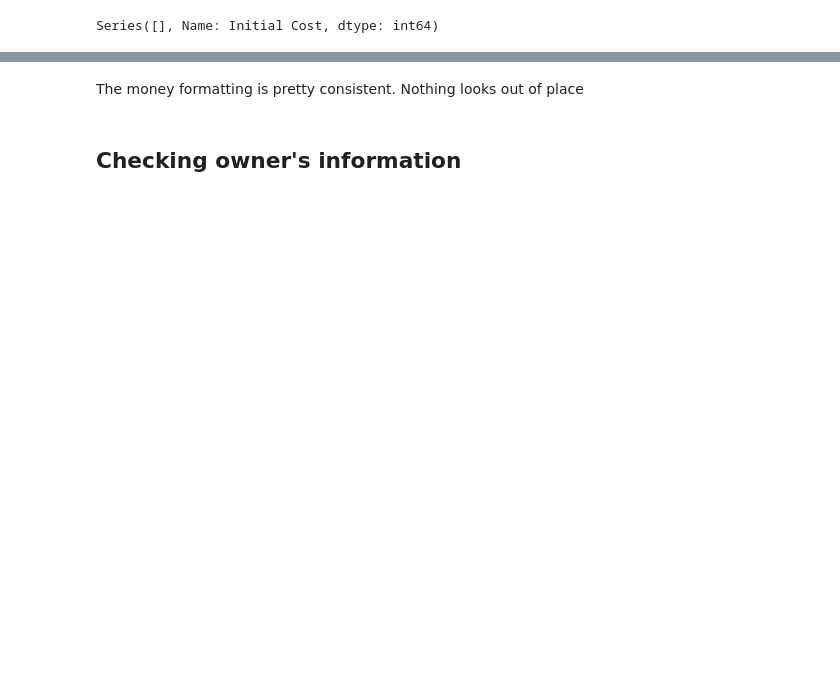
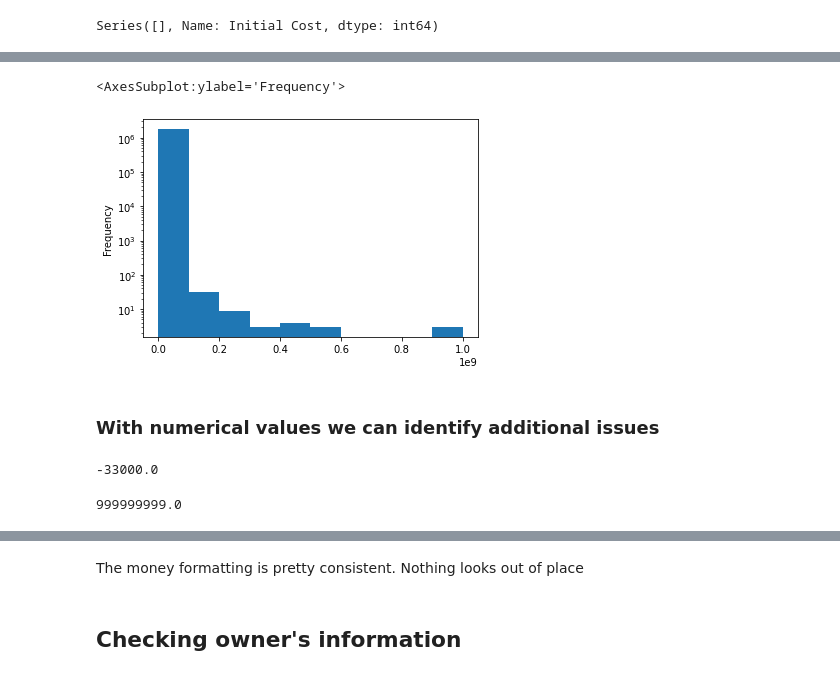
Before and after one commit to darkcb109/DOB-Job-Application-Cleaning, a Jupyter notebook: DOB_Job_Cleaning.ipynb, the cells around one changed output, grey strips where cells are left out. Saved outputs shown, nothing was run; the diff lists cells and outputs as text; code cells hidden in the pictures; blank space fills up the shorter version.

```diff
--- a/DOB_Job_Cleaning.ipynb
+++ b/DOB_Job_Cleaning.ipynb
@@ -454,13 +524,2 @@ Name: eFiling Filed, dtype: int64
 # %%
-show_vals('Plumbing')
-show_vals('Mechanical')
-show_vals('Boiler')
-show_vals('Fuel Burning')
-show_vals('Fuel Storage')
-show_vals('Standpipe')
-show_vals('Sprinkler')
-show_vals('Fire Alarm')
-show_vals('Equipment')
-show_vals('Fire Suppression')
-show_vals('Curb Cut')
-show_vals('Other')
+df.loc[~df['eFiling Filed'].isin(['Y', 'N']), 'eFiling Filed'] = 'N'
@@ -499,3 +622,6 @@ SOLAR TAX           33572
 GEN.CONSTRUCTN.     26544
 FACADE              22633
 Name: Other Description, dtype: int64
+# %%
+df['Other Description'].fillna('', inplace=True)
+df['Other Description'] = df['Other Description'].str.upper()
@@ -633,0 +880,17 @@ Series([], Name: Initial Cost, dtype: int64)
+# %%
+df["Initial Cost"].plot(kind='hist', log=True)
+# %% [output]
+<AxesSubplot:ylabel='Frequency'>
+[figure, added]
+# %% [markdown]
+### With numerical values we can identify additional issues
+# %%
+# Not possible
+df["Initial Cost"].min()
+# %% [output]
+-33000.0
+# %%
+# Obviously a fill-in
+df["Initial Cost"].max()
+# %% [output]
+999999999.0
```
Also changed, not shown: parts of 73 cells of this notebook.
